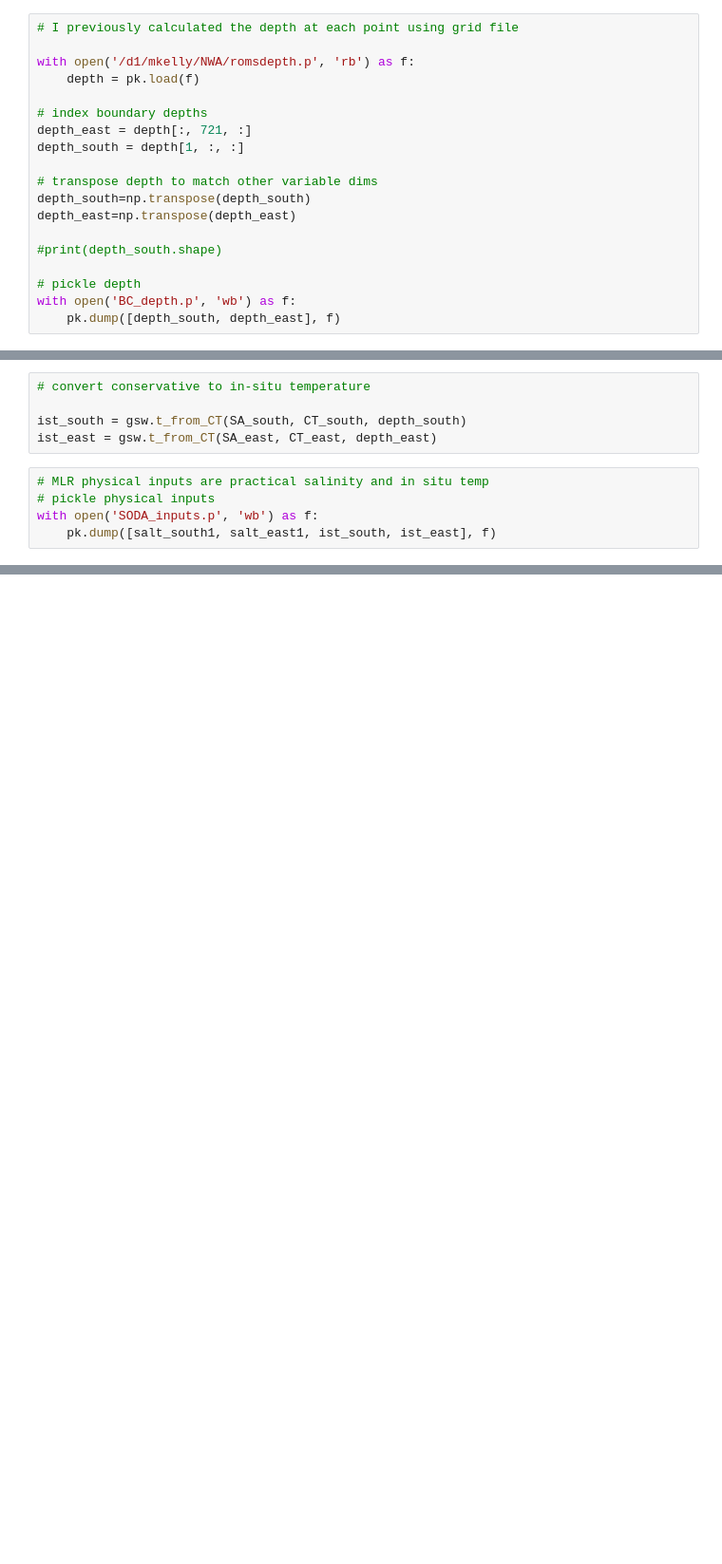
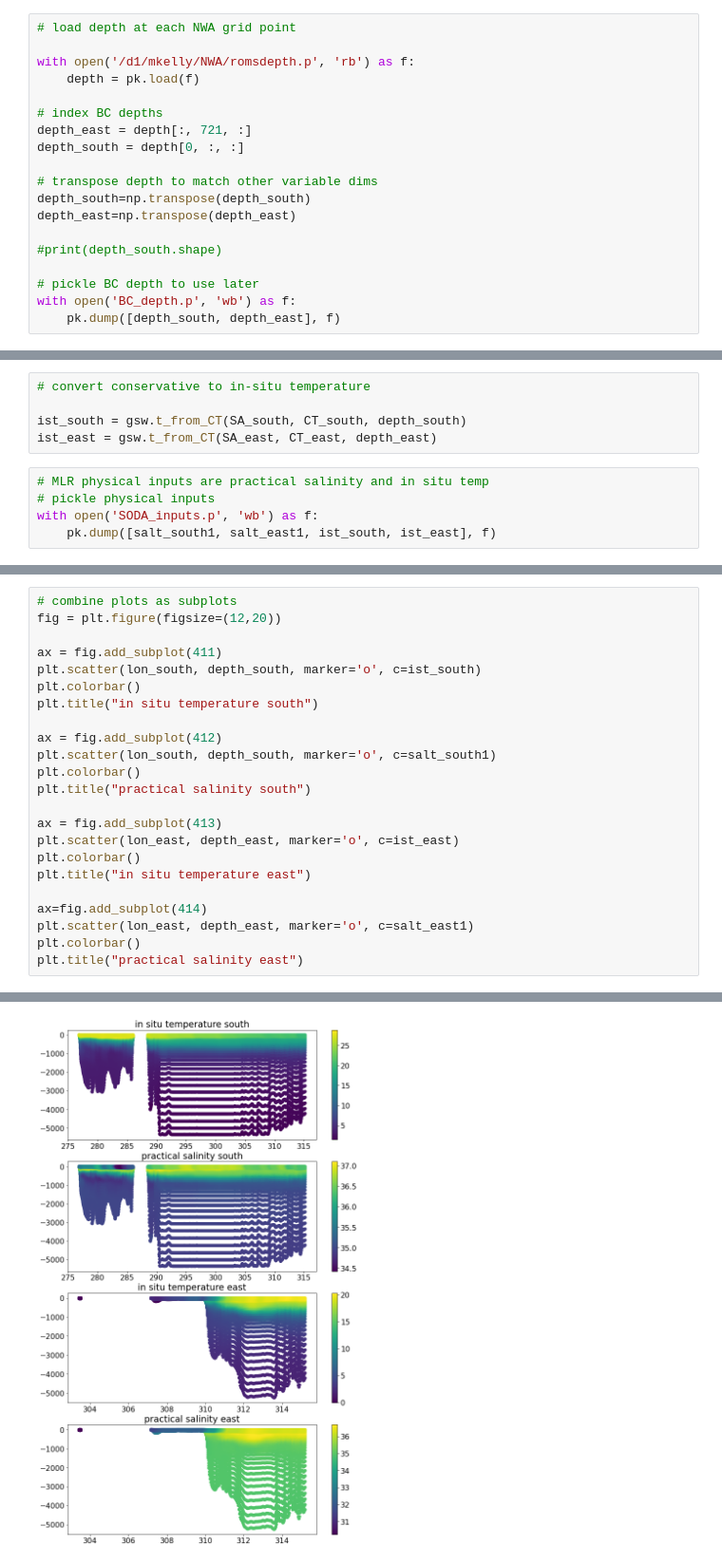
Before and after one commit to kmcgarry17/NWA_BCs, a Jupyter notebook: convert_SODA_vars.ipynb, the cells around one changed output, grey strips where cells are left out. Shown at 95% size. Saved outputs shown, nothing was run; the diff lists cells and outputs as text; blank space fills up the shorter version.

Commit message:
clean up plots

```diff
--- a/convert_SODA_vars.ipynb
+++ b/convert_SODA_vars.ipynb
@@ -31,12 +30,12 @@ salt_east = Sds.variables['salt_east'][:]
 # %%
-# I previously calculated the depth at each point using grid file
+# load depth at each NWA grid point
 
 with open('/d1/mkelly/NWA/romsdepth.p', 'rb') as f:
     depth = pk.load(f)
 
-# index boundary depths
+# index BC depths
 depth_east = depth[:, 721, :]
-depth_south = depth[1, :, :]
+depth_south = depth[0, :, :]
 
 # transpose depth to match other variable dims
 depth_south=np.transpose(depth_south)
@@ -44,7 +43,7 @@ depth_east=np.transpose(depth_east)
 
 #print(depth_south.shape)
 
-# pickle depth
+# pickle BC depth to use later
 with open('BC_depth.p', 'wb') as f:
     pk.dump([depth_south, depth_east], f)
 # %%
@@ -123,0 +122,24 @@ with open('SODA_inputs.p', 'wb') as f:
+# %%
+# combine plots as subplots
+fig = plt.figure(figsize=(12,20))
+
+ax = fig.add_subplot(411)
+plt.scatter(lon_south, depth_south, marker='o', c=ist_south)
+plt.colorbar()
+plt.title("in situ temperature south")
+
+ax = fig.add_subplot(412)
+plt.scatter(lon_south, depth_south, marker='o', c=salt_south1)
+plt.colorbar()
+plt.title("practical salinity south")
+
+ax = fig.add_subplot(413)
+plt.scatter(lon_east, depth_east, marker='o', c=ist_east)
+plt.colorbar()
+plt.title("in situ temperature east")
+
+ax=fig.add_subplot(414)
+plt.scatter(lon_east, depth_east, marker='o', c=salt_east1)
+plt.colorbar()
+plt.title("practical salinity east")
+# %% [output]
@@ -123,0 +147 @@ with open('SODA_inputs.p', 'wb') as f:
+[figure, added]
```
Also changed, not shown: parts of 10 cells of this notebook.
